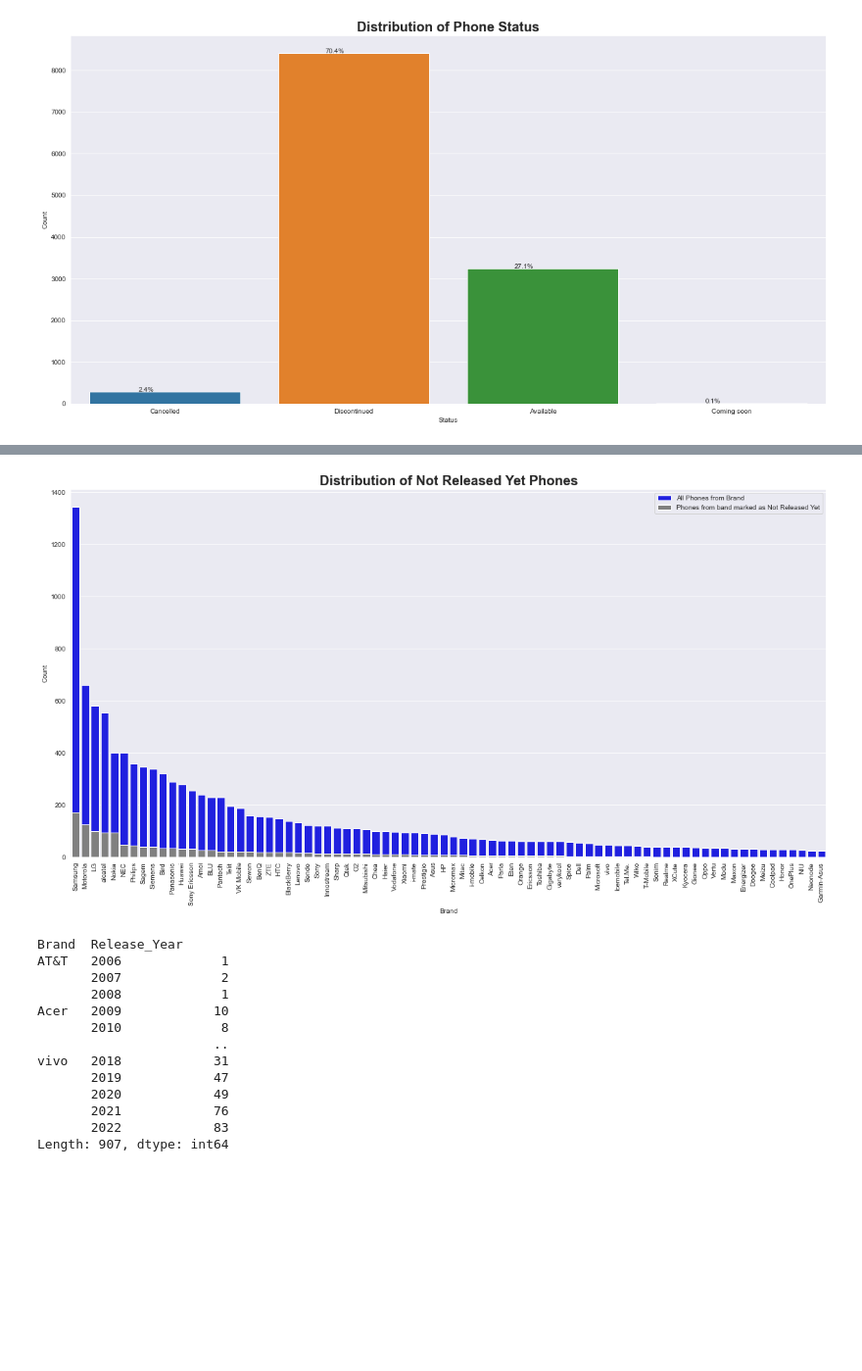
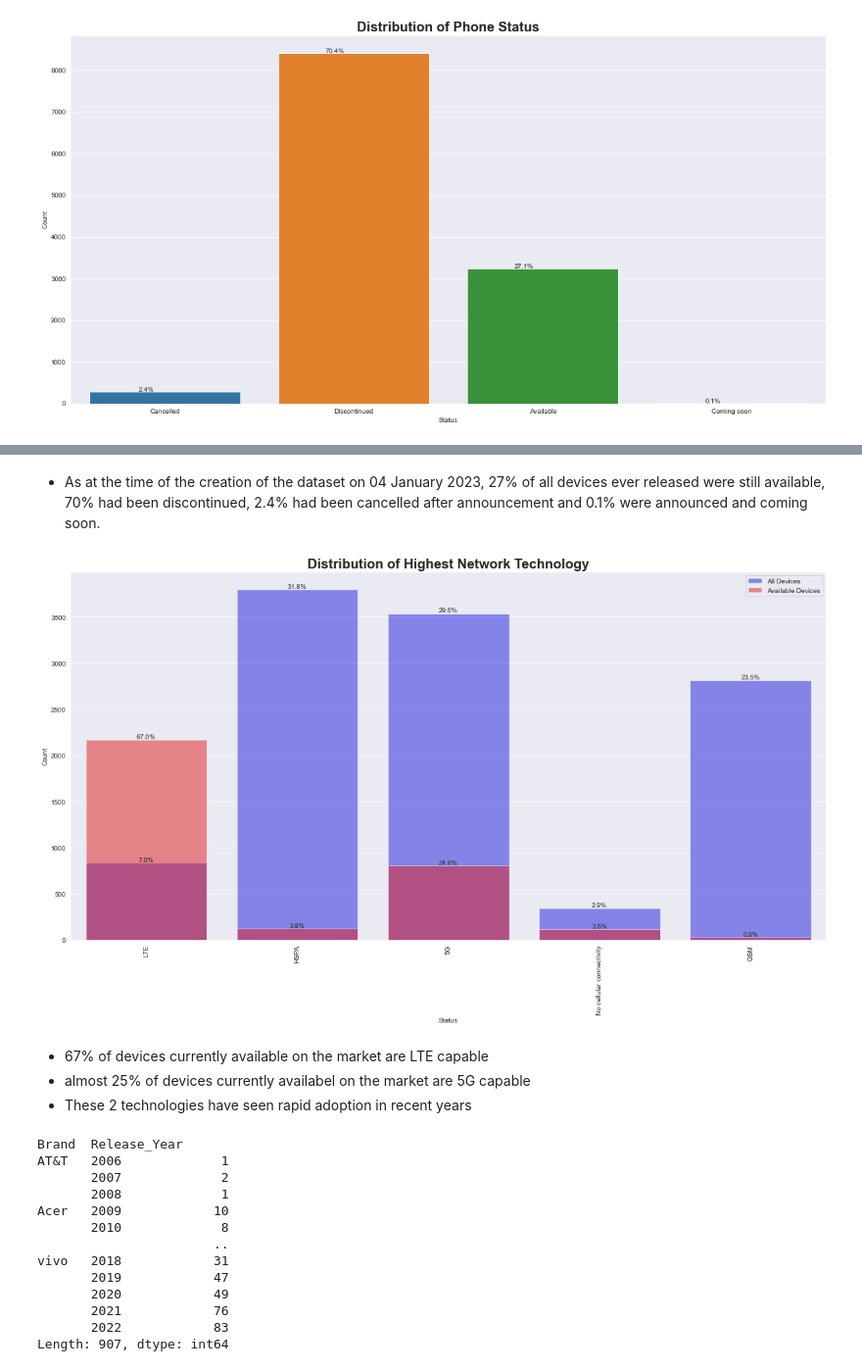
Before and after one commit to AlbertHunduza/Smartphone-Project, a Jupyter notebook: Overview and Analysis.ipynb, the cells around one changed output, grey strips where cells are left out. Shown: that part at 98% size. Drawn from its saved outputs; the diff is of its cells as text; code cells hidden in the pictures; blank space fills up the shorter version.

```diff
--- a/Overview and Analysis.ipynb
+++ b/Overview and Analysis.ipynb
@@ -109,28 +158,56 @@ plt.show()
-# %%
-sns.set_style('darkgrid')
-
-# Count the number of occurrences for each value in the 'Brand' column
-brand_counts = cleaned_gsm_arena_data['Brand'].value_counts()
-not_released_counts = cleaned_gsm_arena_data[cleaned_gsm_arena_data['Released']=='Not Released Yet']['Brand'].value_counts()
-
-# Create a bar plot using seaborn
-plt.figure(figsize=(20, 10))
-sns.barplot(x=brand_counts.index, y=brand_counts.values, color='blue', label='All Phones from Brand')
-sns.barplot(x=not_released_counts.index, y=not_released_counts.values, color='gray', label='Phones from band marked as Not Released Yet')
-
-# Rotate the x-axis labels by 90 degrees
-plt.xticks(rotation=90)
-
-# Add labels to the plot
-plt.xlabel('Brand')
-plt.ylabel('Count')
-plt.title('Distribution of Not Released Yet Phones', fontsize=20, weight='bold')
-plt.legend()
-
-# Show the plot
-plt.show()
-# %% [output]
-[figure, removed]
+# %% [markdown]
+* As at the time of the creation of the dataset on 04 January 2023, 27% of all devices ever released were still available, <br>
+70% had been discontinued, 2.4% had been cancelled after announcement and 0.1% were announced and coming soon.
+# %%
+available_devices = cleaned_gsm_arena_data[cleaned_gsm_arena_data['Status'] == 'Available']
+
+# Calculate the total count of all devices and available devices
+total_count = len(cleaned_gsm_arena_data['Highest_Network_Technology'])
+available_count = len(available_devices['Highest_Network_Technology'])
+
+# Create a countplot using seaborn for all devices
+plt.figure(figsize=(20, 10))
+ax = sns.countplot(x='Highest_Network_Technology', data=cleaned_gsm_arena_data, color='blue', alpha=0.5, label='All Devices')
+
+# Iterate over the bars and add percentage annotations for all devices
+for p in ax.patches:
+    category = p.get_x()
+    count = p.get_height()
+    percentage = f'{100 * count / total_count:.1f}%'
+    x = p.get_x() + p.get_width() / 2
+    y = p.get_height()
+    ax.annotate(f'{percentage}', (x, y), ha='center', va='bottom')
+
+# Create a countplot using seaborn for available devices (superimposed)
+sns.countplot(x='Highest_Network_Technology', data=available_devices, color='red', alpha=0.5, label='Available Devices')
+
+# Iterate over the bars and add percentage annotations for available devices
+for p in ax.patches[len(ax.patches) // 2:]:
+    count = p.get_height()
+    percentage = f'{100 * count / available_count:.1f}%'
+    x = p.get_x() + p.get_width() / 2
+    y = p.get_height()
+    ax.annotate(f'{percentage}', (x, y), ha='center', va='bottom')
+
+# Rotate the x-axis labels by 90 degrees
+plt.xticks(rotation=90)
+
+# Add labels to the plot
+plt.xlabel('Status')
+plt.ylabel('Count')
+plt.title('Distribution of Highest Network Technology', fontsize=20, weight='bold')
+
+# Add legend
+plt.legend()
+
+# Show the plot
+plt.show()
+# %% [output]
+[figure, added]
+# %% [markdown]
+* 67% of devices currently available on the market are LTE capable
+* almost 25% of devices currently availabel on the market are 5G capable
+* These 2 technologies have seen rapid adoption in recent years
 # %%
 top_brand_data = cleaned_gsm_arena_data[cleaned_gsm_arena_data['Released']!='Not Released Yet']
 top_brand_data['Release_Year'] = top_brand_data['Released'].apply(lambda x: x.year)
```
Also changed, not shown: parts of 60 cells of this notebook.
